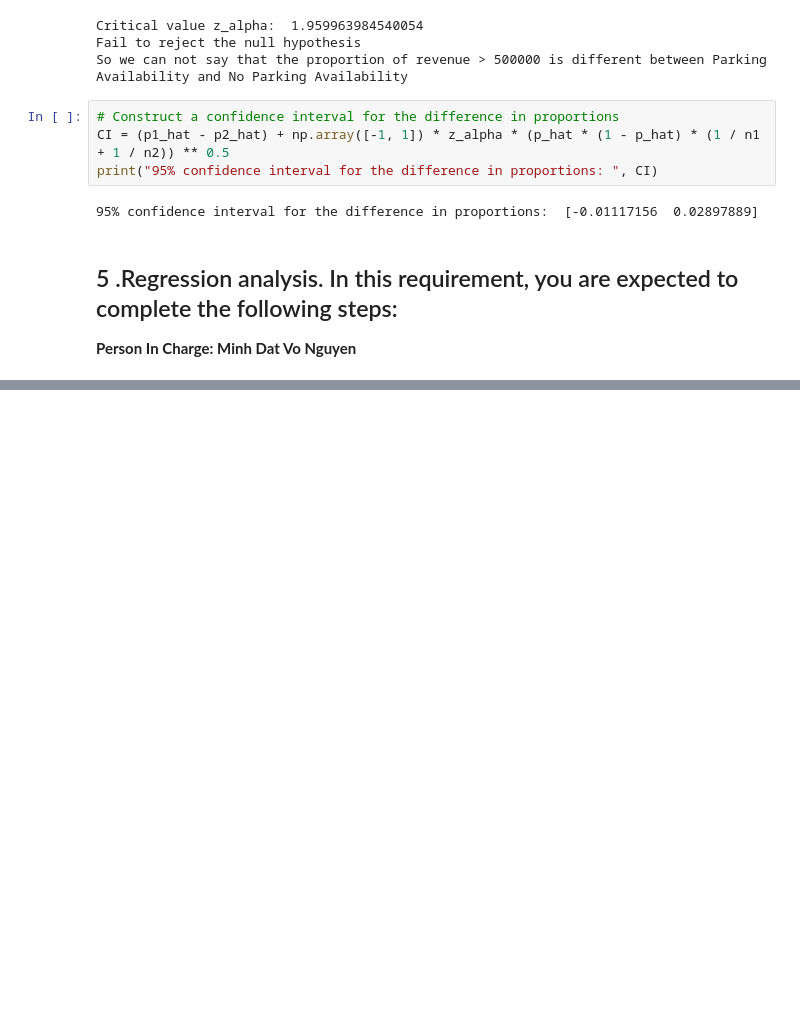
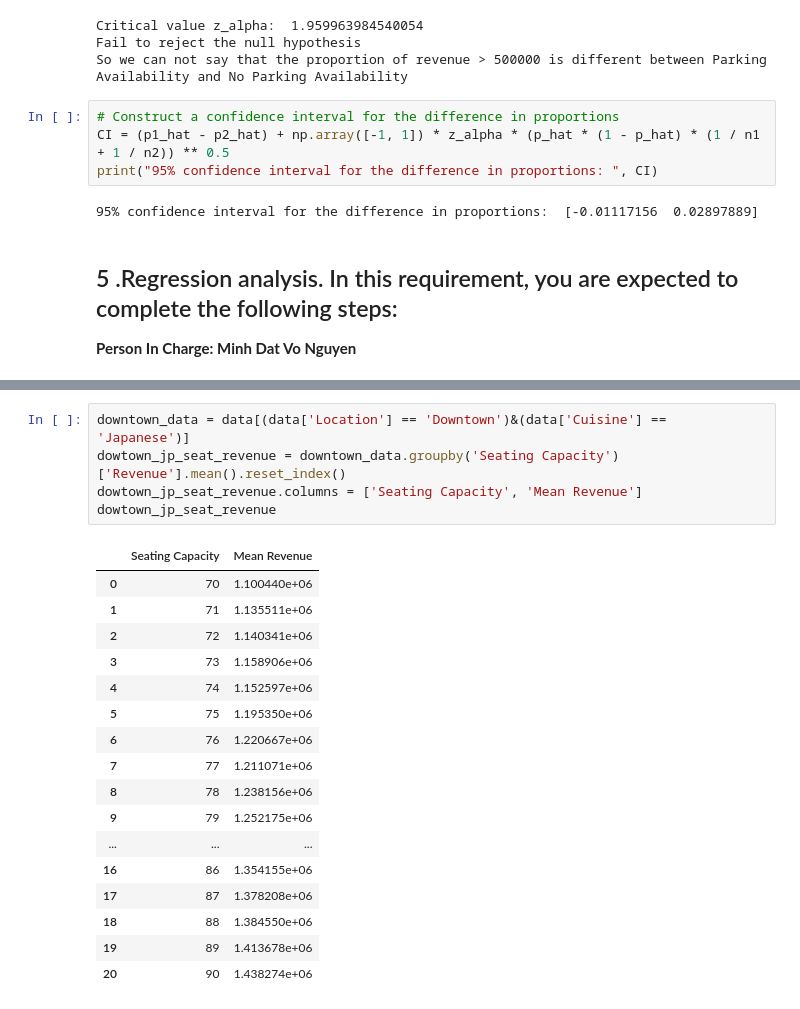
Before and after one commit to hoangziet/Restaurant_Revenue, a Jupyter notebook: notebook.ipynb, the cells around one changed output, grey strips where cells are left out. Saved outputs shown, nothing was run; the diff lists cells and outputs as text; blank space fills up the shorter version.

```diff
--- a/notebook.ipynb
+++ b/notebook.ipynb
@@ -386,0 +398,23 @@ print("95% confidence interval for the difference in proportions: ", CI)
+# %%
+downtown_data = data[(data['Location'] == 'Downtown')&(data['Cuisine'] == 'Japanese')]
+dowtown_jp_seat_revenue = downtown_data.groupby('Seating Capacity')['Revenue'].mean().reset_index()
+dowtown_jp_seat_revenue.columns = ['Seating Capacity', 'Mean Revenue']
+dowtown_jp_seat_revenue
+# %% [output]
+|  | Seating Capacity | Mean Revenue |
+| 0 | 70 | 1.100440e+06 |
+| 1 | 71 | 1.135511e+06 |
+| 2 | 72 | 1.140341e+06 |
+| 3 | 73 | 1.158906e+06 |
+| 4 | 74 | 1.152597e+06 |
+| 5 | 75 | 1.195350e+06 |
+| 6 | 76 | 1.220667e+06 |
+| 7 | 77 | 1.211071e+06 |
+| 8 | 78 | 1.238156e+06 |
+| 9 | 79 | 1.252175e+06 |
+| ... | ... | ... |
+| 16 | 86 | 1.354155e+06 |
+| 17 | 87 | 1.378208e+06 |
+| 18 | 88 | 1.384550e+06 |
+| 19 | 89 | 1.413678e+06 |
+| 20 | 90 | 1.438274e+06 |
```
Also changed, not shown: parts of 8 cells of this notebook.
